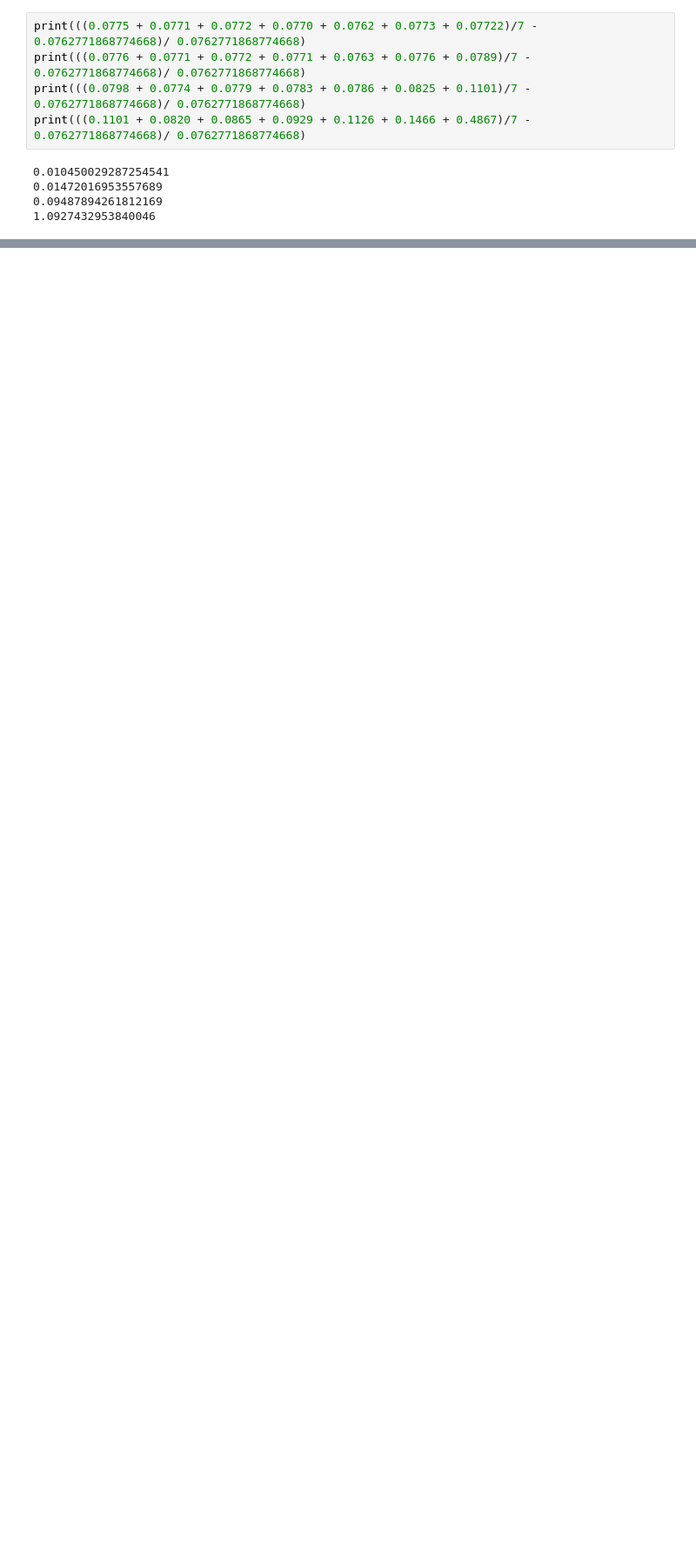
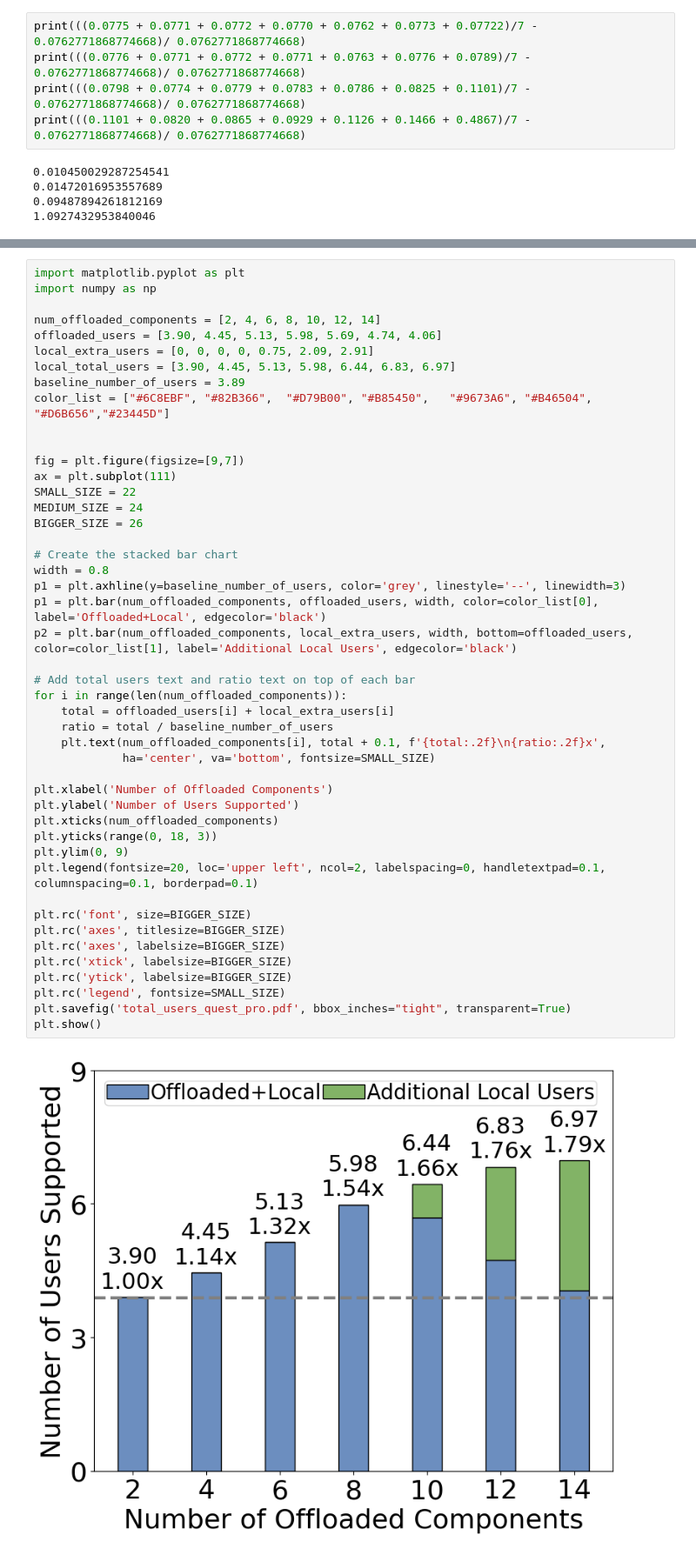
Before and after one commit to georgia-tech-synergy-lab/Privatar, a Jupyter notebook: custom_scripts/figure_drawer/results_fig.ipynb, the cells around one changed output, grey strips where cells are left out. Shown at 87% size. Drawn from its saved outputs; the diff is of its cells as text; blank space fills up the shorter version.

```diff
--- a/custom_scripts/figure_drawer/results_fig.ipynb
+++ b/custom_scripts/figure_drawer/results_fig.ipynb
@@ -1235,0 +1418,48 @@ plt.show()
+# %%
+import matplotlib.pyplot as plt
+import numpy as np
+
+num_offloaded_components = [2, 4, 6, 8, 10, 12, 14]
+offloaded_users = [3.90, 4.45, 5.13, 5.98, 5.69, 4.74, 4.06]
+local_extra_users = [0, 0, 0, 0, 0.75, 2.09, 2.91]
+local_total_users = [3.90, 4.45, 5.13, 5.98, 6.44, 6.83, 6.97]
+baseline_number_of_users = 3.89
+color_list = ["#6C8EBF", "#82B366",  "#D79B00", "#B85450",   "#9673A6", "#B46504", "#D6B656","#23445D"]
+
+
+fig = plt.figure(figsize=[9,7])
+ax = plt.subplot(111)
+SMALL_SIZE = 22
+MEDIUM_SIZE = 24
+BIGGER_SIZE = 26
+
+# Create the stacked bar chart
+width = 0.8
+p1 = plt.axhline(y=baseline_number_of_users, color='grey', linestyle='--', linewidth=3)
+p1 = plt.bar(num_offloaded_components, offloaded_users, width, color=color_list[0], label='Offloaded+Local', edgecolor='black')
+p2 = plt.bar(num_offloaded_components, local_extra_users, width, bottom=offloaded_users, color=color_list[1], label='Additional Local Users', edgecolor='black')
+
+# Add total users text and ratio text on top of each bar
+for i in range(len(num_offloaded_components)):
+    total = offloaded_users[i] + local_extra_users[i]
+    ratio = total / baseline_number_of_users
+    plt.text(num_offloaded_components[i], total + 0.1, f'{total:.2f}\n{ratio:.2f}x',
+             ha='center', va='bottom', fontsize=SMALL_SIZE)
+
+plt.xlabel('Number of Offloaded Components')
+plt.ylabel('Number of Users Supported')
+plt.xticks(num_offloaded_components)
+plt.yticks(range(0, 18, 3))
+plt.ylim(0, 9)
+plt.legend(fontsize=20, loc='upper left', ncol=2, labelspacing=0, handletextpad=0.1, columnspacing=0.1, borderpad=0.1)
+
+plt.rc('font', size=BIGGER_SIZE)
+plt.rc('axes', titlesize=BIGGER_SIZE)
+plt.rc('axes', labelsize=BIGGER_SIZE)
+plt.rc('xtick', labelsize=BIGGER_SIZE)
+plt.rc('ytick', labelsize=BIGGER_SIZE)
+plt.rc('legend', fontsize=SMALL_SIZE)
+plt.savefig('total_users_quest_pro.pdf', bbox_inches="tight", transparent=True)
+plt.show()
+# %% [output]
+[figure, added]
```
Also changed, not shown: parts of 17 cells of this notebook, 15 other files.
